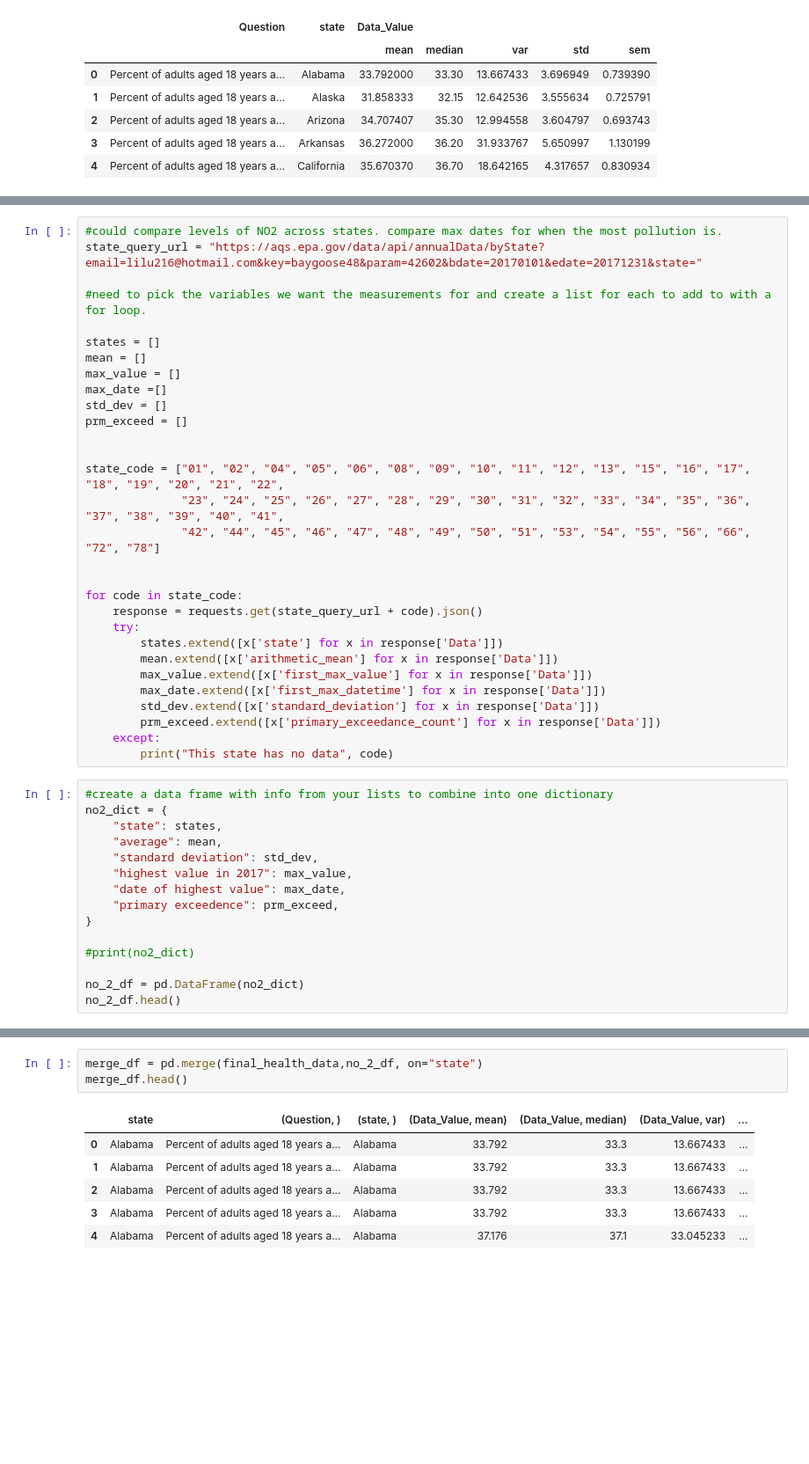
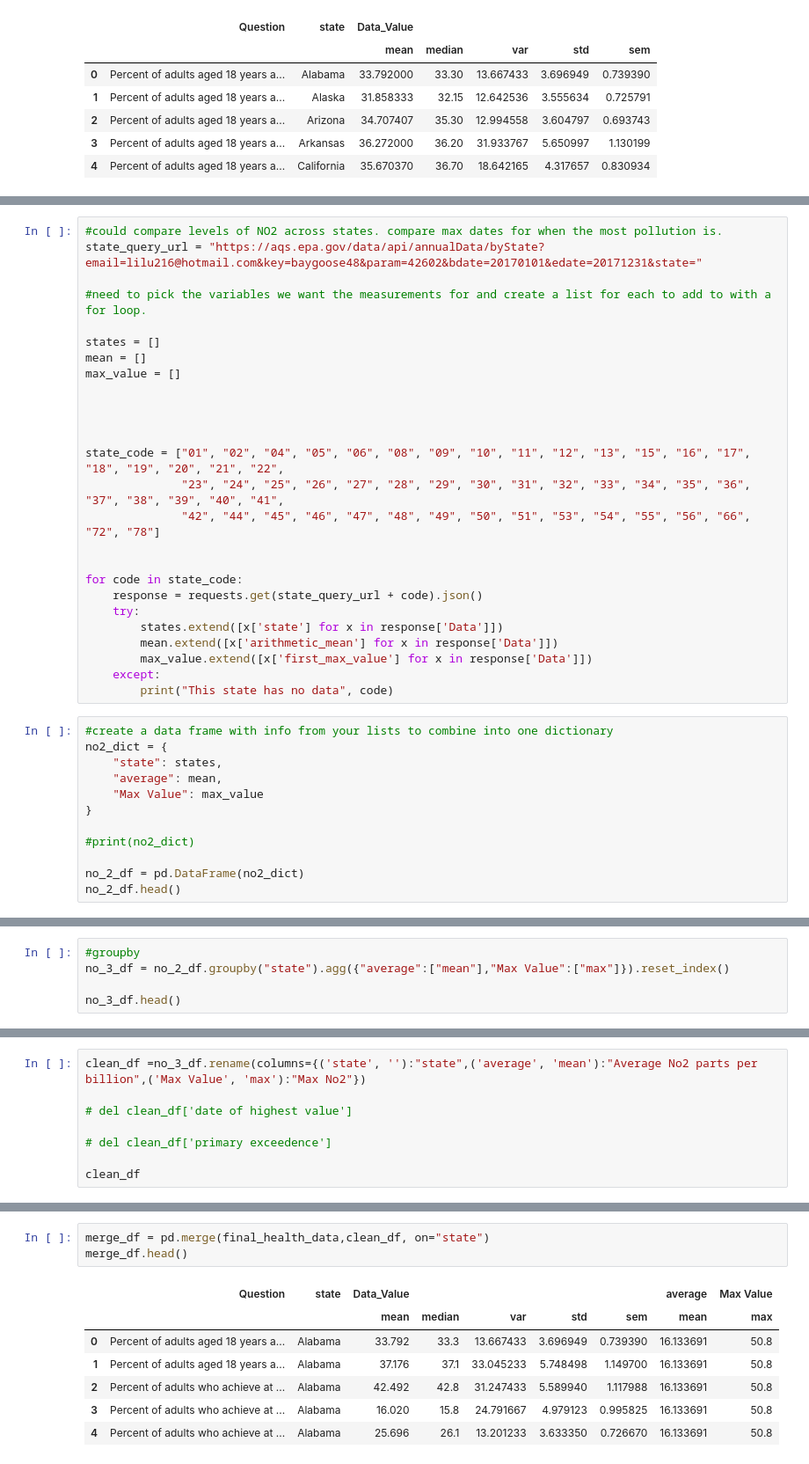
Before and after one commit to BrittLHeth/Project-1-API, a Jupyter notebook: Soujanya.ipynb, the cells around one changed output, grey strips where cells are left out. Shown: that part at 88% size. Cells and saved outputs as stored; diff of their text form; blank space fills up the shorter version.

```diff
--- a/Soujanya.ipynb
+++ b/Soujanya.ipynb
@@ -111,9 +111,8 @@ state_query_url = "https://aqs.epa.gov/data/api/annualData/byState?email=lilu216
 states = []
 mean = []
 max_value = []
-max_date =[]
-std_dev = []
-prm_exceed = []
+
+
 
 
 state_code = ["01", "02", "04", "05", "06", "08", "09", "10", "11", "12", "13", "15", "16", "17", "18", "19", "20", "21", "22",
@@ -127,9 +126,6 @@ for code in state_code:
         states.extend([x['state'] for x in response['Data']])
         mean.extend([x['arithmetic_mean'] for x in response['Data']])
         max_value.extend([x['first_max_value'] for x in response['Data']])
-        max_date.extend([x['first_max_datetime'] for x in response['Data']])
-        std_dev.extend([x['standard_deviation'] for x in response['Data']])
-        prm_exceed.extend([x['primary_exceedance_count'] for x in response['Data']])
     except:
         print("This state has no data", code)
 # %%
@@ -137,10 +133,7 @@ for code in state_code:
 no2_dict = {
     "state": states,
     "average": mean,
-    "standard deviation": std_dev,
-    "highest value in 2017": max_value,
-    "date of highest value": max_date,
-    "primary exceedence": prm_exceed,
+    "Max Value": max_value
 }
 
 #print(no2_dict)
@@ -156,0 +150,5 @@ no_2_df.head()
+# %%
+#groupby
+no_3_df = no_2_df.groupby("state").agg({"average":["mean"],"Max Value":["max"]}).reset_index()
+
+no_3_df.head()
@@ -156,0 +170,8 @@ no_2_df.head()
+# %%
+clean_df =no_3_df.rename(columns={('state', ''):"state",('average', 'mean'):"Average No2 parts per billion",('Max Value', 'max'):"Max No2"})
+
+# del clean_df['date of highest value']
+
+# del clean_df['primary exceedence']
+
+clean_df
@@ -157,13 +197,14 @@ no_2_df.head()
 # %%
-merge_df = pd.merge(final_health_data,no_2_df, on="state")
+merge_df = pd.merge(final_health_data,clean_df, on="state")
 merge_df.head()
 # %% [output]
-|  | state | (Question, ) | (state, ) | (Data_Value, mean) | (Data_Value, median) | (Data_Value, var) | ... |
-| 0 | Alabama | Percent of adults aged 18 years a... | Alabama | 33.792 | 33.3 | 13.667433 | ... |
-| 1 | Alabama | Percent of adults aged 18 years a... | Alabama | 33.792 | 33.3 | 13.667433 | ... |
-| 2 | Alabama | Percent of adults aged 18 years a... | Alabama | 33.792 | 33.3 | 13.667433 | ... |
-| 3 | Alabama | Percent of adults aged 18 years a... | Alabama | 33.792 | 33.3 | 13.667433 | ... |
-| 4 | Alabama | Percent of adults aged 18 years a... | Alabama | 37.176 | 37.1 | 33.045233 | ... |
+|  | Question | state | Data_Value |  |  |  |  | average | Max Value |
+|  |  |  | mean | median | var | std | sem | mean | max |
+| 0 | Percent of adults aged 18 years a... | Alabama | 33.792 | 33.3 | 13.667433 | 3.696949 | 0.739390 | 16.133691 | 50.8 |
+| 1 | Percent of adults aged 18 years a... | Alabama | 37.176 | 37.1 | 33.045233 | 5.748498 | 1.149700 | 16.133691 | 50.8 |
+| 2 | Percent of adults who achieve at ... | Alabama | 42.492 | 42.8 | 31.247433 | 5.589940 | 1.117988 | 16.133691 | 50.8 |
+| 3 | Percent of adults who achieve at ... | Alabama | 16.020 | 15.8 | 24.791667 | 4.979123 | 0.995825 | 16.133691 | 50.8 |
+| 4 | Percent of adults who achieve at ... | Alabama | 25.696 | 26.1 | 13.201233 | 3.633350 | 0.726670 | 16.133691 | 50.8 |
 # %%
 
 
```
Also changed, not shown: parts of 9 cells of this notebook.
